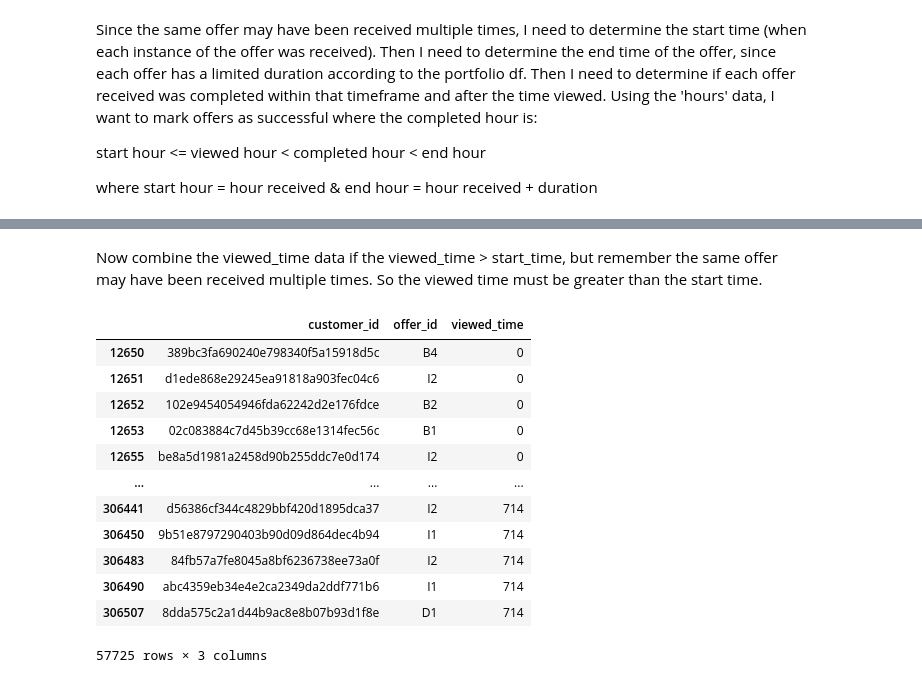
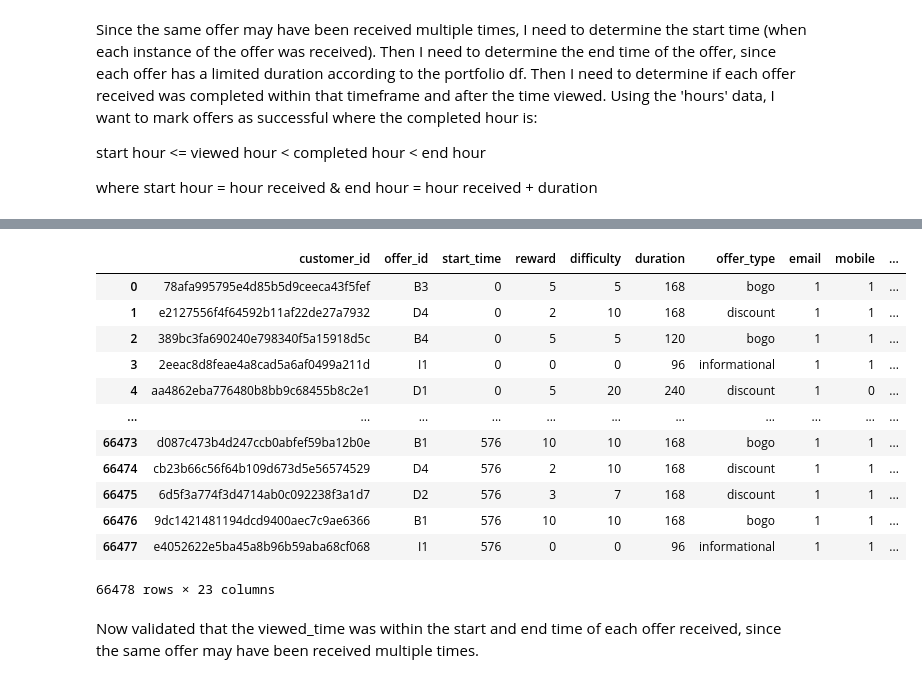
Before and after one commit to mknox0826/Udacity_Capstone_Starbucks, a Jupyter notebook: Starbucks_Capstone_notebook.ipynb, the cells around one changed output, grey strips where cells are left out. Cells and saved outputs as stored; diff of their text form; code cells hidden in the pictures.

Commit message:
Reformatted code into function to validate success

```diff
--- a/Starbucks_Capstone_notebook.ipynb
+++ b/Starbucks_Capstone_notebook.ipynb
@@ -755,0 +745,2 @@ portfolio_received
+# %%
+offers_received, offers_viewed, offers_completed = dfs_by_event(offers)
@@ -756,20 +776,44 @@ portfolio_received
+# %%
+def merge_offers_customers(cleaned_portfolio, cleaned_profile, offers_received):
+    '''
+    merge customer profile data, offer portfolio data, and offers received data to engineer new data features
+
+    INPUT:
+    cleaned_profile - cleaned customer profile data
+    cleaned_portfolio - cleaned offer data
+    offers_received - cleaned offer data where offers_received == 1
+
+    OUTPUT:
+    cust_off_received - df with 1 row per offer received merged to include offer details and customer profile details
+    '''
+    # merge offer info with offers_received to calculate duration for each offer
+    portfolio_received = offers_received.merge(cleaned_portfolio, on='offer_id', how='left')
+    portfolio_received['end_time']= portfolio_received['start_time'] + portfolio_received['duration']
+
+    # merge with cleaned_profile to include customer profile data
+    cust_off_received = portfolio_received.merge(cleaned_profile, on='customer_id', how='left')
+
+    # drop rows with NAN values (these are customers that were dropped from the profile cleaning step)
+    cust_off_received.dropna(inplace=True)
+    cust_off_received.reset_index(drop=True, inplace=True)
+
+    return cust_off_received
+# %%
+cust_off_received = merge_offers_customers(cleaned_portfolio, cleaned_profile, offers_received)
+cust_off_received
+# %% [output]
+|  | customer_id | offer_id | start_time | reward | difficulty | duration | offer_type | email | mobile | ... |
+| 0 | 78afa995795e4d85b5d9ceeca43f5fef | B3 | 0 | 5 | 5 | 168 | bogo | 1 | 1 | ... |
+| 1 | e2127556f4f64592b11af22de27a7932 | D4 | 0 | 2 | 10 | 168 | discount | 1 | 1 | ... |
+| 2 | 389bc3fa690240e798340f5a15918d5c | B4 | 0 | 5 | 5 | 120 | bogo | 1 | 1 | ... |
+| 3 | 2eeac8d8feae4a8cad5a6af0499a211d | I1 | 0 | 0 | 0 | 96 | informational | 1 | 1 | ... |
+| 4 | aa4862eba776480b8bb9c68455b8c2e1 | D1 | 0 | 5 | 20 | 240 | discount | 1 | 0 | ... |
+| ... | ... | ... | ... | ... | ... | ... | ... | ... | ... | ... |
+| 66473 | d087c473b4d247ccb0abfef59ba12b0e | B1 | 576 | 10 | 10 | 168 | bogo | 1 | 1 | ... |
+| 66474 | cb23b66c56f64b109d673d5e56574529 | D4 | 576 | 2 | 10 | 168 | discount | 1 | 1 | ... |
+| 66475 | 6d5f3a774f3d4714ab0c092238f3a1d7 | D2 | 576 | 3 | 7 | 168 | discount | 1 | 1 | ... |
+| 66476 | 9dc1421481194dcd9400aec7c9ae6366 | B1 | 576 | 10 | 10 | 168 | bogo | 1 | 1 | ... |
+| 66477 | e4052622e5ba45a8b96b59aba68cf068 | I1 | 576 | 0 | 0 | 96 | informational | 1 | 1 | ... |
+66478 rows × 23 columns
 # %% [markdown]
-Now combine the viewed_time data if the viewed_time > start_time, but remember the same offer may have been received multiple times. So the viewed time must be greater than the start time.
+Now validated that the viewed_time was within the start and end time of each offer received, since the same offer may have been received multiple times.
-# %%
-offers_viewed = offers[(offers['offer_viewed']==1)].drop(['event','offer_received','offer_viewed','offer_completed'], axis=1)
-offers_viewed.rename(columns={"hours": "viewed_time"}, inplace=True)
-offers_viewed
-# %% [output]
-|  | customer_id | offer_id | viewed_time |
-| 12650 | 389bc3fa690240e798340f5a15918d5c | B4 | 0 |
-| 12651 | d1ede868e29245ea91818a903fec04c6 | I2 | 0 |
-| 12652 | 102e9454054946fda62242d2e176fdce | B2 | 0 |
-| 12653 | 02c083884c7d45b39cc68e1314fec56c | B1 | 0 |
-| 12655 | be8a5d1981a2458d90b255ddc7e0d174 | I2 | 0 |
-| ... | ... | ... | ... |
-| 306441 | d56386cf344c4829bbf420d1895dca37 | I2 | 714 |
-| 306450 | 9b51e8797290403b90d09d864dec4b94 | I1 | 714 |
-| 306483 | 84fb57a7fe8045a8bf6236738ee73a0f | I2 | 714 |
-| 306490 | abc4359eb34e4e2ca2349da2ddf771b6 | I1 | 714 |
-| 306507 | 8dda575c2a1d44b9ac8e8b07b93d1f8e | D1 | 714 |
-57725 rows × 3 columns
```
Also changed, not shown: parts of 31 cells of this notebook.
